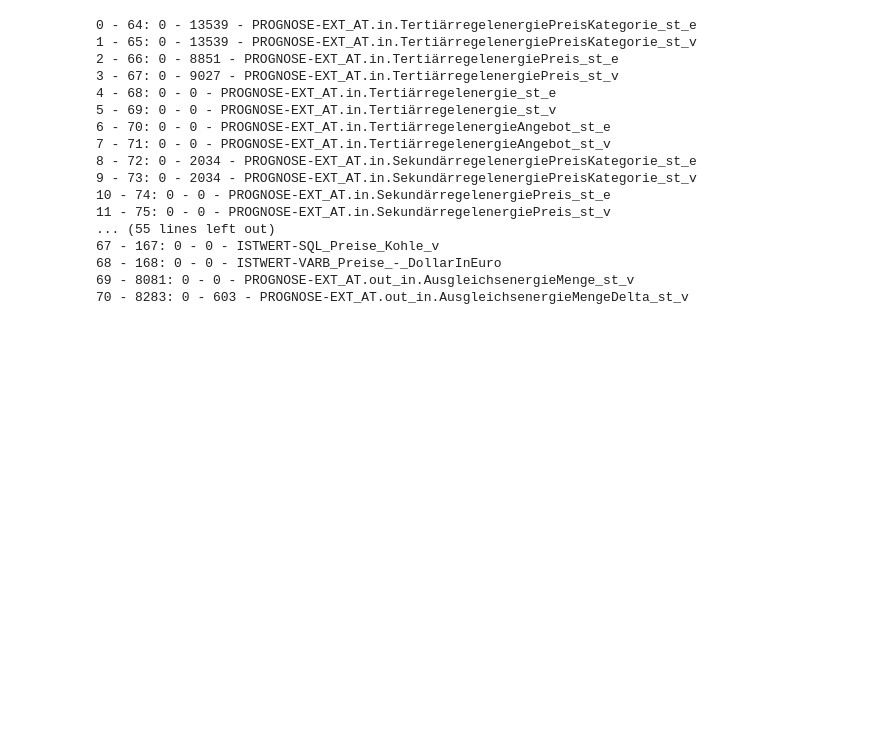
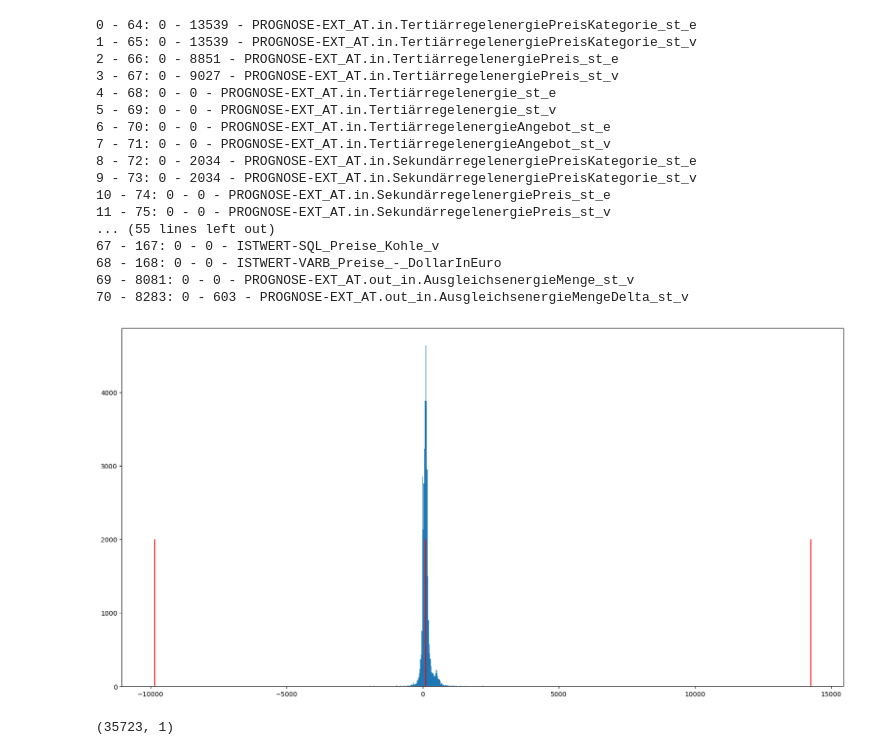
Before and after one commit to alexanderkrauck/uncertainty_prediction, a Jupyter notebook: notebooks/01_data_explore.ipynb, the cells around one changed output. Saved outputs shown, nothing was run; the diff lists cells and outputs as text; code cells hidden in the pictures; blank space fills up the shorter version.

Commit message:
Added more Voest data exploration

```diff
--- a/notebooks/01_data_explore.ipynb
+++ b/notebooks/01_data_explore.ipynb
@@ -380,0 +386,10 @@ for idx, col in enumerate(voest_ds_2_features_numpy.T):
+# %%
+module = VoestDataModule()
+# %%
+plt.figure(figsize=(20, 10))
+plt.hist(module.y_total, bins=1000)
+plt.yscale('linear')
+plt.vlines([np.mean(module.y_total), np.max(module.y_total), np.min(module.y_total)], 0, 2000, colors='r')
+plt.show()
+# %% [output]
+[figure, added]
@@ -380,0 +399,5 @@ for idx, col in enumerate(voest_ds_2_features_numpy.T):
+# %%
+transformed = PCA(n_components=1).fit_transform(StandardScaler().fit_transform(module.x_total))
+transformed.shape
+# %% [output]
+(35723, 1)
```
Also changed, not shown: parts of 7 cells of this notebook.
